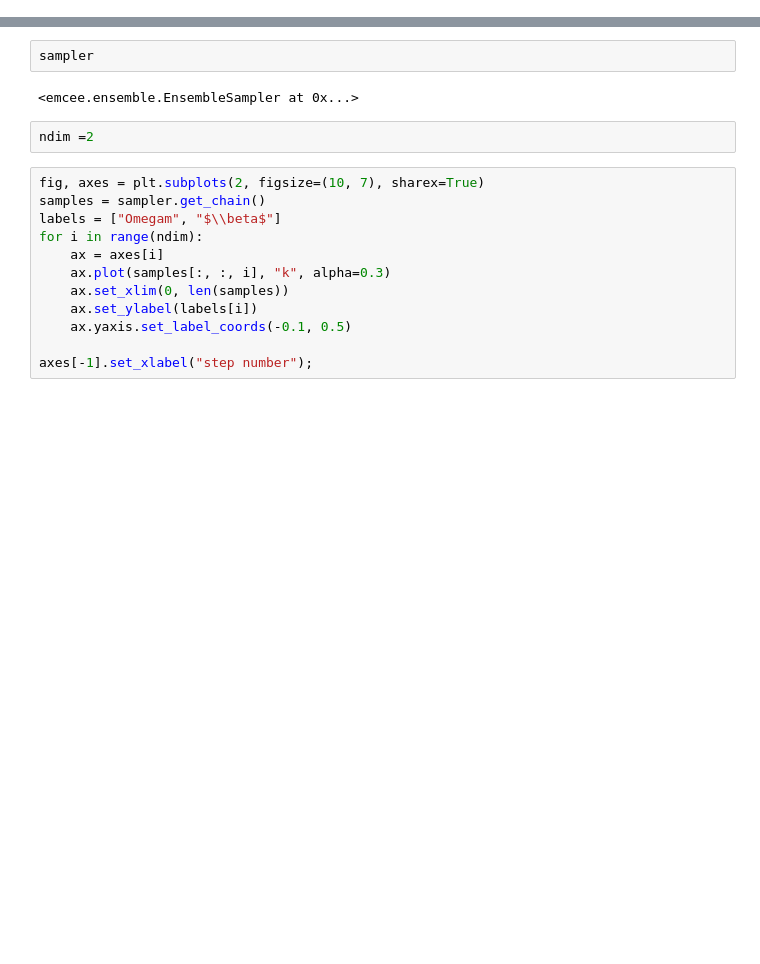
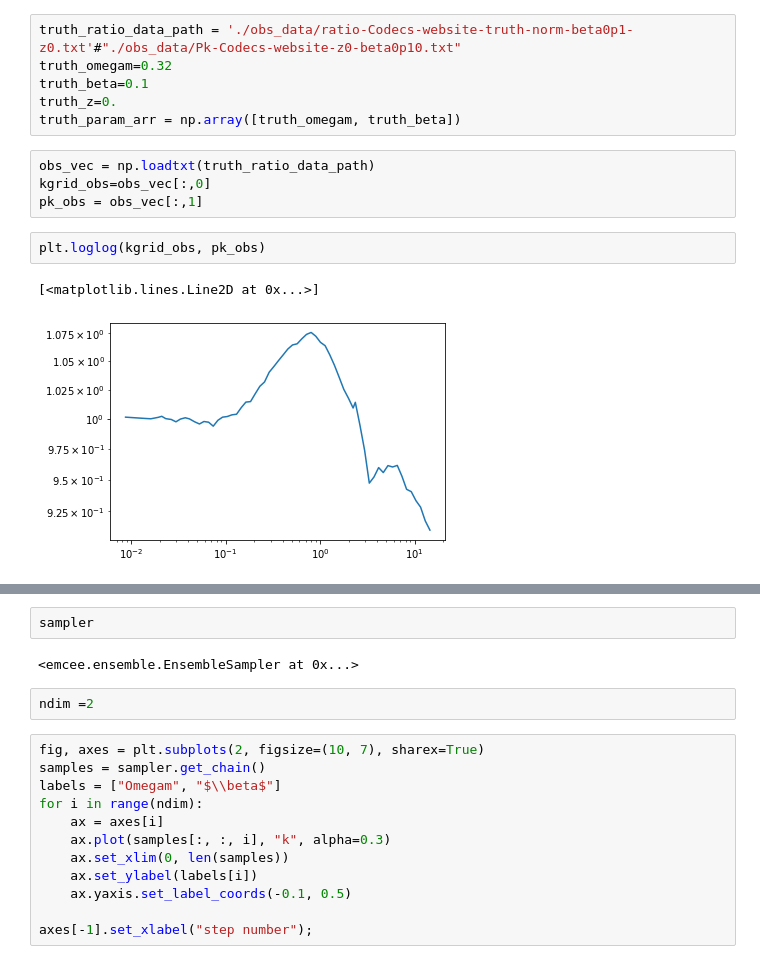
Before and after one commit to santiagocasas/looti-test-public, a Jupyter notebook: notebooks/run_emcee.ipynb, the cells around one changed output, grey strips where cells are left out. Saved outputs shown, nothing was run; the diff lists cells and outputs as text; blank space fills up the shorter version.

```diff
--- a/notebooks/run_emcee.ipynb
+++ b/notebooks/run_emcee.ipynb
@@ -16,0 +60,15 @@ sampler = _
+# %%
+truth_ratio_data_path = './obs_data/ratio-Codecs-website-truth-norm-beta0p1-z0.txt'#"./obs_data/Pk-Codecs-website-z0-beta0p10.txt"
+truth_omegam=0.32
+truth_beta=0.1
+truth_z=0.
+truth_param_arr = np.array([truth_omegam, truth_beta])
+# %%
+obs_vec = np.loadtxt(truth_ratio_data_path)
+kgrid_obs=obs_vec[:,0]
+pk_obs = obs_vec[:,1]
+# %%
+plt.loglog(kgrid_obs, pk_obs)
+# %% [output]
+[<matplotlib.lines.Line2D at 0x...>]
+[figure, added]
```
Also changed, not shown: parts of 42 cells of this notebook, 7 other files.
